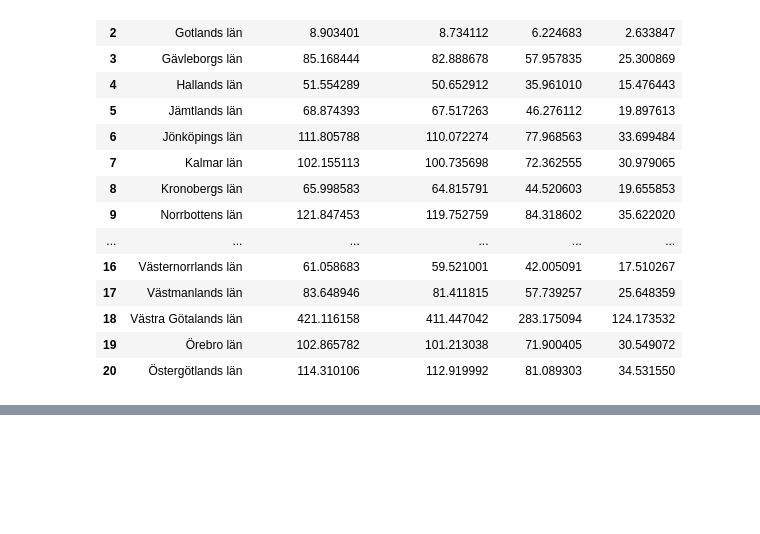
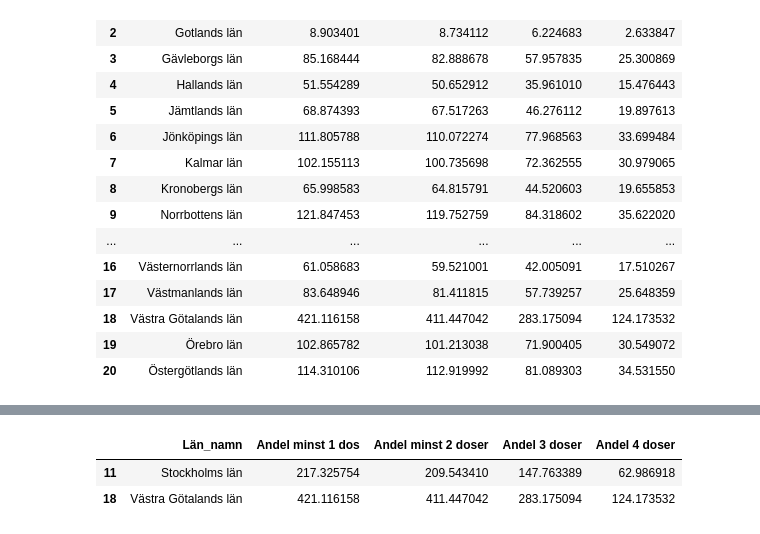
Before and after one commit to VineelaNedunuri/Databehandling-Vineela-Nedunuri, a Jupyter notebook: Labb/Uppgift2_vaccine.ipynb, the cells around one changed output, grey strips where cells are left out. Cells and saved outputs as stored; diff of their text form; code cells hidden in the pictures; blank space fills up the shorter version.

```diff
--- a/Labb/Uppgift2_vaccine.ipynb
+++ b/Labb/Uppgift2_vaccine.ipynb
@@ -240,0 +243,7 @@ fig.show()
+# %%
+df = df_andel.query("Län_namn == ('Västra Götalands län', 'Stockholms län')")
+df
+# %% [output]
+|  | Län_namn | Andel minst 1 dos | Andel minst 2 doser | Andel 3 doser | Andel 4 doser |
+| 11 | Stockholms län | 217.325754 | 209.543410 | 147.763389 | 62.986918 |
+| 18 | Västra Götalands län | 421.116158 | 411.447042 | 283.175094 | 124.173532 |
```
Also changed, not shown: parts of 2 cells of this notebook.
